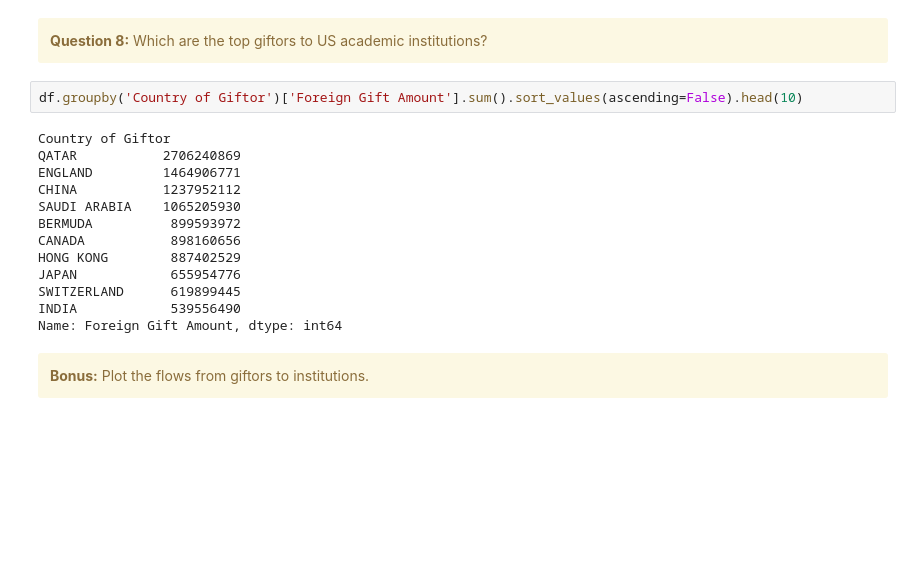
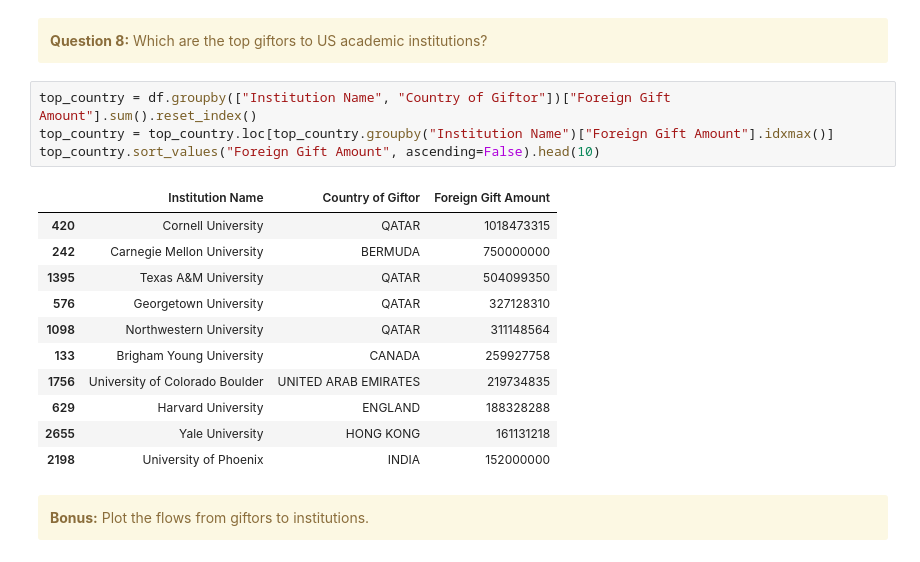
Before and after one commit to JJSutkus/uu_wrangling_and_eda, a Jupyter notebook: lab_1/lab_01.ipynb, the cells around one changed output. Cells and saved outputs as stored; diff of their text form; blank space fills up the shorter version.

```diff
--- a/lab_1/lab_01.ipynb
+++ b/lab_1/lab_01.ipynb
@@ -227,20 +227,21 @@ To better visualize which countries money is flowing from and which institutions
 <b>Question 8:</b>  Which are the top giftors to US academic institutions?
 </div>
 # %%
-df.groupby('Country of Giftor')['Foreign Gift Amount'].sum().sort_values(ascending=False).head(10)
+top_country = df.groupby(["Institution Name", "Country of Giftor"])["Foreign Gift Amount"].sum().reset_index()
+top_country = top_country.loc[top_country.groupby("Institution Name")["Foreign Gift Amount"].idxmax()]
+top_country.sort_values("Foreign Gift Amount", ascending=False).head(10)
 # %% [output]
-Country of Giftor
-QATAR           2706240869
-ENGLAND         1464906771
-CHINA           1237952112
-SAUDI ARABIA    1065205930
-BERMUDA          899593972
-CANADA           898160656
-HONG KONG        887402529
-JAPAN            655954776
-SWITZERLAND      619899445
-INDIA            539556490
-Name: Foreign Gift Amount, dtype: int64
+|  | Institution Name | Country of Giftor | Foreign Gift Amount |
+| 420 | Cornell University | QATAR | 1018473315 |
+| 242 | Carnegie Mellon University | BERMUDA | 750000000 |
+| 1395 | Texas A&M University | QATAR | 504099350 |
+| 576 | Georgetown University | QATAR | 327128310 |
+| 1098 | Northwestern University | QATAR | 311148564 |
+| 133 | Brigham Young University | CANADA | 259927758 |
+| 1756 | University of Colorado Boulder | UNITED ARAB EMIRATES | 219734835 |
+| 629 | Harvard University | ENGLAND | 188328288 |
+| 2655 | Yale University | HONG KONG | 161131218 |
+| 2198 | University of Phoenix | INDIA | 152000000 |
 # %% [markdown]
 <div class="alert alert-block alert-warning">
 <b>Bonus:</b>  Plot the flows from giftors to institutions.
```
Also changed, not shown: 2 other files.
